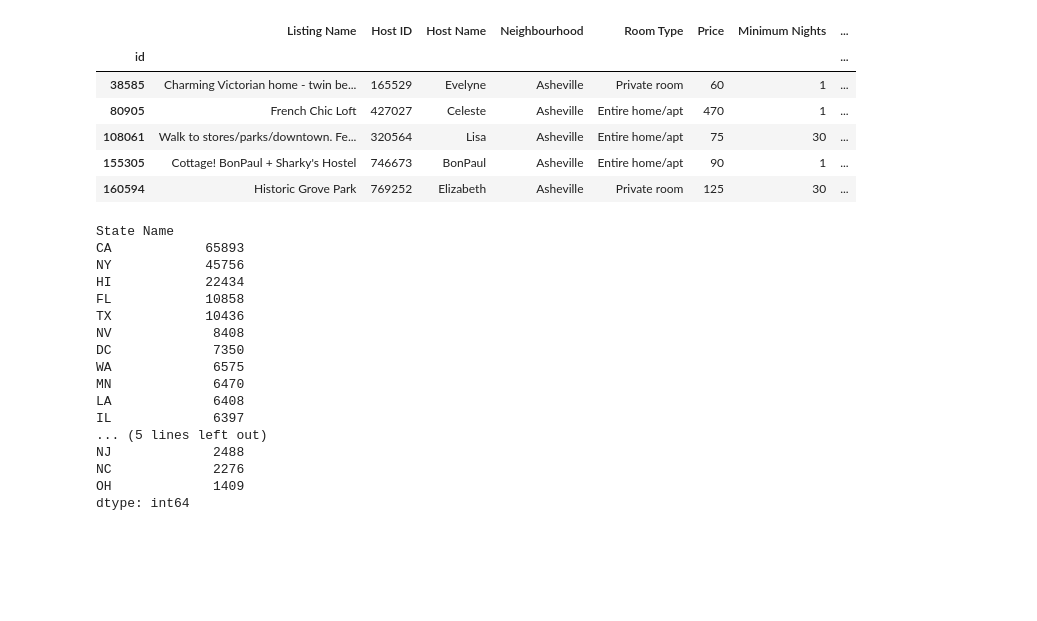
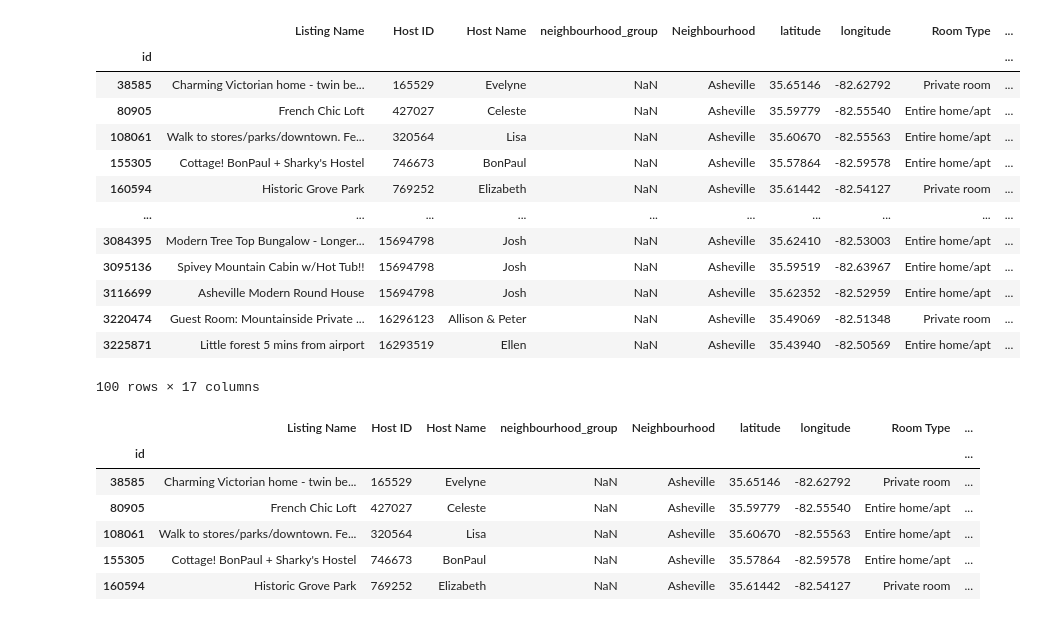
Before and after one commit to jbarbs44/Project-1, a Jupyter notebook: main.ipynb, the cells around one changed output. Drawn from its saved outputs; the diff is of its cells as text; code cells hidden in the pictures; blank space fills up the shorter version.

Commit message:
final clean data

```diff
--- a/main.ipynb
+++ b/main.ipynb
@@ -3,6 +3,6 @@ import pandas as pd
 import csv
 import matplotlib.pyplot as plt
 # %%
-file = "cleandata.csv"
+file = "AB_US_2020.csv"
 # %%
 original_df = pd.read_csv(file)
@@ -55,30 +190,28 @@ df_rename = df.rename(columns={
 # %%
-df_rename.head()
+df_rename.head(100)
 # %% [output]
-|  | Listing Name | Host ID | Host Name | Neighbourhood | Room Type | Price | Minimum Nights | ... |
-| id |  |  |  |  |  |  |  | ... |
-| 38585 | Charming Victorian home - twin be... | 165529 | Evelyne | Asheville | Private room | 60 | 1 | ... |
-| 80905 | French Chic Loft | 427027 | Celeste | Asheville | Entire home/apt | 470 | 1 | ... |
-| 108061 | Walk to stores/parks/downtown. Fe... | 320564 | Lisa | Asheville | Entire home/apt | 75 | 30 | ... |
-| 155305 | Cottage! BonPaul + Sharky's Hostel | 746673 | BonPaul | Asheville | Entire home/apt | 90 | 1 | ... |
-| 160594 | Historic Grove Park | 769252 | Elizabeth | Asheville | Private room | 125 | 30 | ... |
+|  | Listing Name | Host ID | Host Name | neighbourhood_group | Neighbourhood | latitude | longitude | Room Type | ... |
+| id |  |  |  |  |  |  |  |  | ... |
+| 38585 | Charming Victorian home - twin be... | 165529 | Evelyne | NaN | Asheville | 35.65146 | -82.62792 | Private room | ... |
+| 80905 | French Chic Loft | 427027 | Celeste | NaN | Asheville | 35.59779 | -82.55540 | Entire home/apt | ... |
+| 108061 | Walk to stores/parks/downtown. Fe... | 320564 | Lisa | NaN | Asheville | 35.60670 | -82.55563 | Entire home/apt | ... |
+| 155305 | Cottage! BonPaul + Sharky's Hostel | 746673 | BonPaul | NaN | Asheville | 35.57864 | -82.59578 | Entire home/apt | ... |
+| 160594 | Historic Grove Park | 769252 | Elizabeth | NaN | Asheville | 35.61442 | -82.54127 | Private room | ... |
+| ... | ... | ... | ... | ... | ... | ... | ... | ... | ... |
+| 3084395 | Modern Tree Top Bungalow - Longer... | 15694798 | Josh | NaN | Asheville | 35.62410 | -82.53003 | Entire home/apt | ... |
+| 3095136 | Spivey Mountain Cabin w/Hot Tub!! | 15694798 | Josh | NaN | Asheville | 35.59519 | -82.63967 | Entire home/apt | ... |
+| 3116699 | Asheville Modern Round House | 15694798 | Josh | NaN | Asheville | 35.62352 | -82.52959 | Entire home/apt | ... |
+| 3220474 | Guest Room: Mountainside Private ... | 16296123 | Allison & Peter | NaN | Asheville | 35.49069 | -82.51348 | Private room | ... |
+| 3225871 | Little forest 5 mins from airport | 16293519 | Ellen | NaN | Asheville | 35.43940 | -82.50569 | Entire home/apt | ... |
+100 rows × 17 columns
-# %%
-df_rename.value_counts(["State Name"])
-# %% [output]
-State Name
-CA            65893
-NY            45756
-HI            22434
-FL            10858
-TX            10436
-NV             8408
-DC             7350
-WA             6575
-MN             6470
-LA             6408
-IL             6397
-... (5 lines left out)
-NJ             2488
-NC             2276
-OH             1409
-dtype: int64
+# %%
+df_rename["city_state"] = df_rename["City"]+"_"+df_rename["State Name"]
+df_rename.head()
+# %% [output]
+|  | Listing Name | Host ID | Host Name | neighbourhood_group | Neighbourhood | latitude | longitude | Room Type | ... |
+| id |  |  |  |  |  |  |  |  | ... |
+| 38585 | Charming Victorian home - twin be... | 165529 | Evelyne | NaN | Asheville | 35.65146 | -82.62792 | Private room | ... |
+| 80905 | French Chic Loft | 427027 | Celeste | NaN | Asheville | 35.59779 | -82.55540 | Entire home/apt | ... |
+| 108061 | Walk to stores/parks/downtown. Fe... | 320564 | Lisa | NaN | Asheville | 35.60670 | -82.55563 | Entire home/apt | ... |
+| 155305 | Cottage! BonPaul + Sharky's Hostel | 746673 | BonPaul | NaN | Asheville | 35.57864 | -82.59578 | Entire home/apt | ... |
+| 160594 | Historic Grove Park | 769252 | Elizabeth | NaN | Asheville | 35.61442 | -82.54127 | Private room | ... |
```
Also changed, not shown: parts of 17 cells of this notebook, 3 other files.
